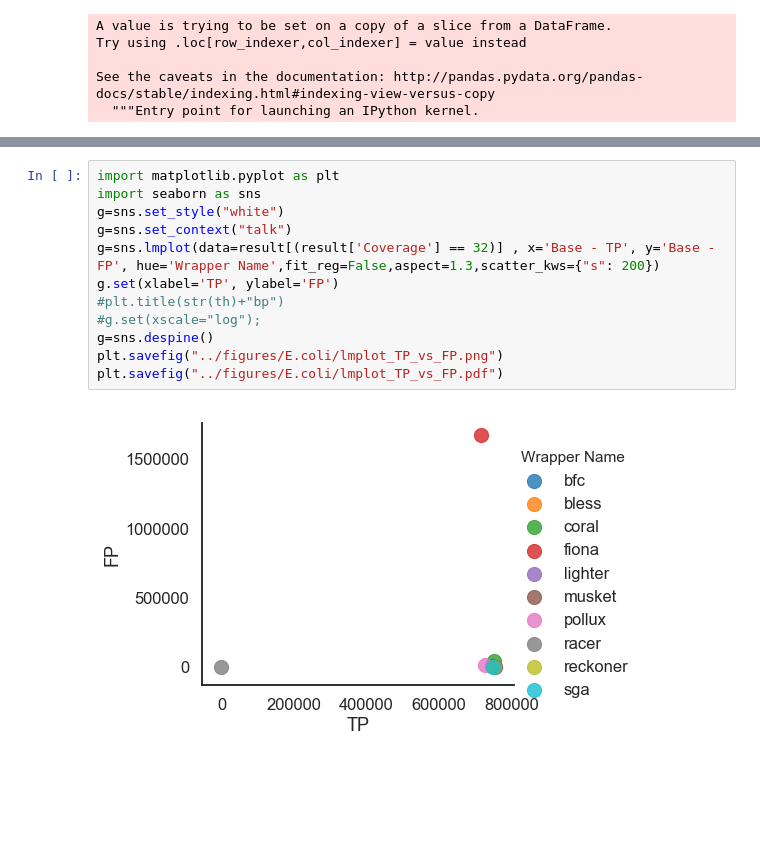
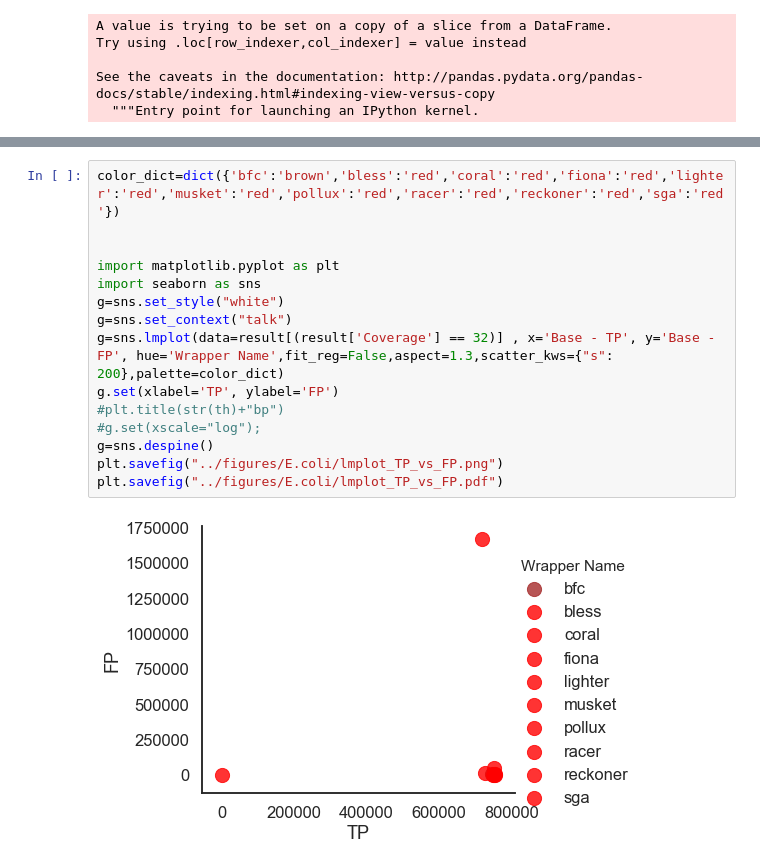
Before and after one commit to Mangul-Lab-USC/benchmarking_error_correction, a Jupyter notebook: notebooks/Ecoli.ipynb, the cells around one changed output, grey strips where cells are left out. Cells and saved outputs as stored; diff of their text form; blank space fills up the shorter version.

```diff
--- a/notebooks/Ecoli.ipynb
+++ b/notebooks/Ecoli.ipynb
@@ -222,17 +222,20 @@ result.head()
 # %%
+color_dict=dict({'bfc':'brown','bless':'red','coral':'red','fiona':'red','lighter':'red','musket':'red','pollux':'red','racer':'red','reckoner':'red','sga':'red'})
+
+
 import matplotlib.pyplot as plt
 import seaborn as sns
 g=sns.set_style("white")
 g=sns.set_context("talk")
-g=sns.lmplot(data=result[(result['Coverage'] == 32)] , x='Base - TP', y='Base - FP', hue='Wrapper Name',fit_reg=False,aspect=1.3,scatter_kws={"s": 200})
+g=sns.lmplot(data=result[(result['Coverage'] == 32)] , x='Base - TP', y='Base - FP', hue='Wrapper Name',fit_reg=False,aspect=1.3,scatter_kws={"s": 200},palette=color_dict)
 g.set(xlabel='TP', ylabel='FP')
 #plt.title(str(th)+"bp")
 #g.set(xscale="log");
 g=sns.despine()
 plt.savefig("../figures/E.coli/lmplot_TP_vs_FP.png")
 plt.savefig("../figures/E.coli/lmplot_TP_vs_FP.pdf")
 # %% [output]
-[figure, old version]
+[figure, new version]
 # %%
 import matplotlib.pyplot as plt
 import seaborn as sns
```
Also changed, not shown: parts of 7 cells of this notebook, 33 other files.
